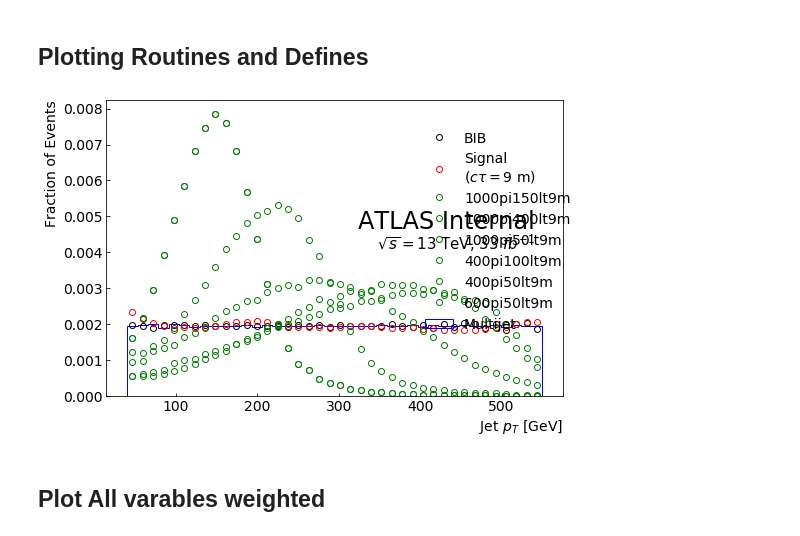
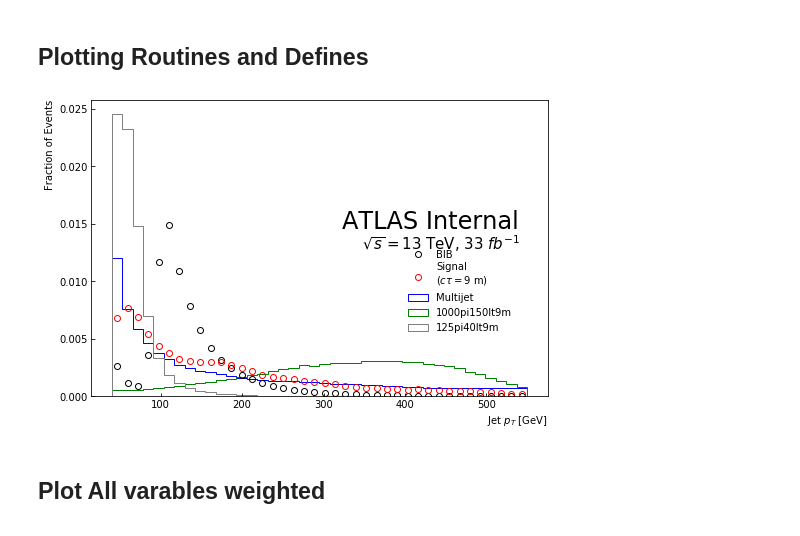
Before and after one commit to gordonwatts/JetCutStudies, a Jupyter notebook: notebooks/Plot Training Variables.ipynb, the cells around one changed output. Saved outputs shown, nothing was run; the diff lists cells and outputs as text; code cells hidden in the pictures.

Commit message:
Added plots for some individual samples

```diff
--- a/notebooks/Plot Training Variables.ipynb
+++ b/notebooks/Plot Training Variables.ipynb
@@ -3,7 +3,7 @@
 
 All the training variables need to be plotted. If all goes well, this script will plot them all.
 # %%
-jobId = 132
+jobId = 133
 # %% [markdown]
 ## Initalization
 # %%
@@ -41,6 +42,7 @@ def load_individual_samples(jobId):
     sample_names = [os.path.basename(f).split('-')[1] for f in files]
     return {n:load_sample('../../MVARawData/{0}/individual-{1}'.format(jobId, n)) for n in sample_names}
 # %%
-individual_samples = load_individual_samples(jobId)
-print ({n:'{0} events'.format(len(individual_samples[n].index)) for n in individual_samples})
+individual_sample_list = load_individual_samples(jobId)
+info = {n:len(individual_sample_list[n].index) for n in individual_sample_list}
+pd.DataFrame(list(info.items()), columns=['Sample', "N Events"])
 # %% [output]
@@ -48,3 +63,6 @@ print ({n:'{0} events'.format(len(individual_samples[n].index)) for n in individ
+# %%
+individual_samples = {n:individual_sample_list[n] for n in ['1000pi150lt9m', '125pi40lt9m']}
+individual_sample_colors = {'1000pi150lt9m':"green", '125pi40lt9m':'grey'}
 # %% [markdown]
 ## Plotting Routines and Defines
 # %%
@@ -163,9 +181,9 @@ def make_plot(events, varname, weighted = True):
                 + tuple(individual_samples[s][varname].values for s in individual_samples)
 
     all_markers = ('o', 'line', 'o') \
-                + tuple('o' for s in individual_samples)
+                + tuple('line' for s in individual_samples)
     all_markeredgecolor = ('black', 'blue', 'red') \
-                + tuple('green' for s in individual_samples)
+                + tuple(individual_sample_colors[s] for s in individual_samples)
     all_markerfacecolor = ('none', 'blue', 'none') \
                 + tuple('none' for s in individual_samples)
     all_label = ('BIB', "Multijet", 'Signal\n($c\\tau = 9$ m)') \
@@ -201,9 +219,9 @@ def make_plot(events, varname, weighted = True):
     plt.savefig('Variables__preselection__{0}{1}.pdf'.format(alabel, "" if weighted else "_unweighted"), bbox_inches='tight')
     plt.show()
 # %%
-make_plot(input_events, 'JetPt', weighted=True)
+make_plot(input_events, 'JetPt', weighted=False)
 # %% [output]
-[figure, old version]
+[figure, new version]
 # %% [markdown]
 ## Plot All varables weighted
 # %%
```
Also changed, not shown: parts of 3 cells of this notebook.
